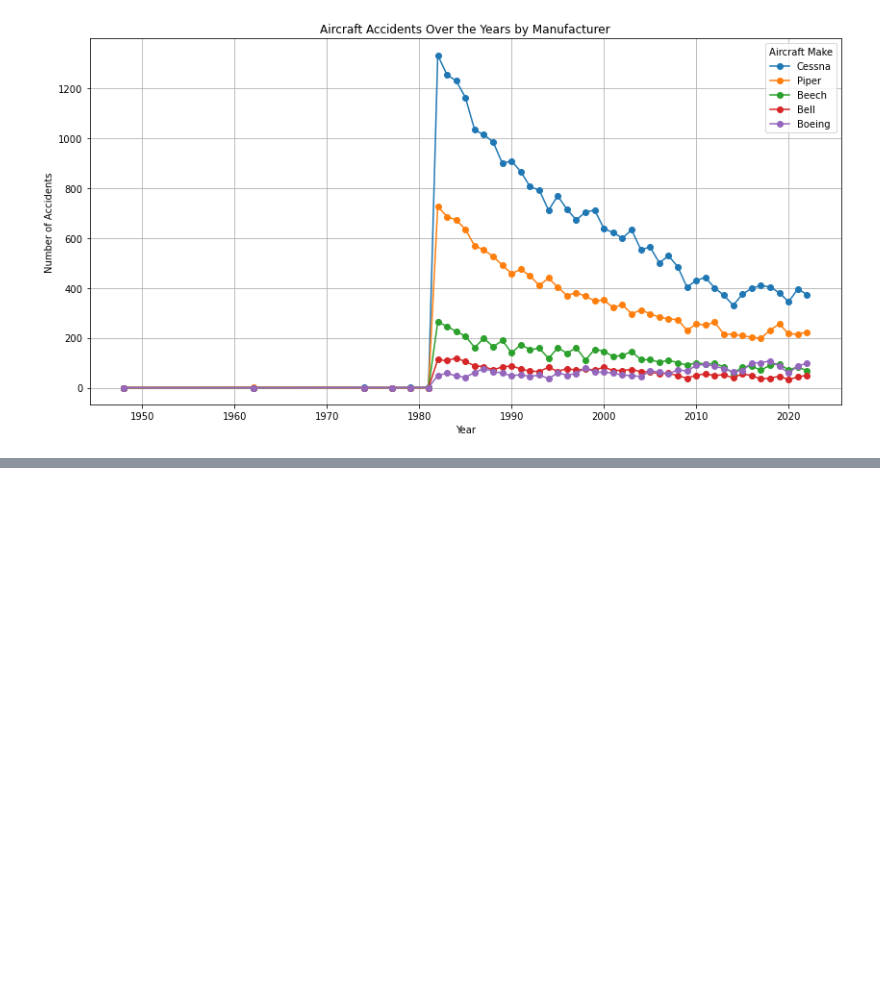
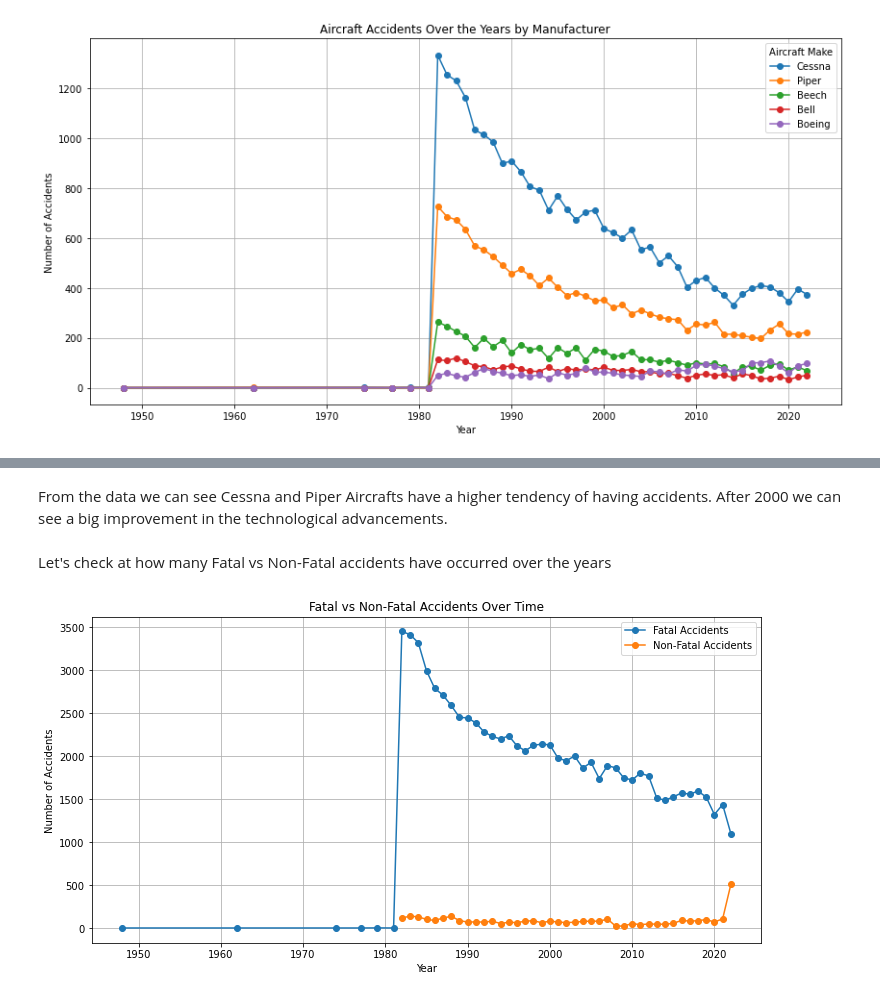
Before and after one commit to RaphaelMuthenya/DSF-P1-dawn-aviation-project, a Jupyter notebook: dawn_aviation_data_business_analysis.ipynb, the cells around one changed output, grey strips where cells are left out. Drawn from its saved outputs; the diff is of its cells as text; code cells hidden in the pictures; blank space fills up the shorter version.

```diff
--- a/dawn_aviation_data_business_analysis.ipynb
+++ b/dawn_aviation_data_business_analysis.ipynb
@@ -568,0 +571,21 @@ plt.show()
+# %% [markdown]
+From the data we can see Cessna and Piper Aircrafts have a higher tendency of having accidents. After 2000 we can see a big improvement in the technological advancements.
+# %% [markdown]
+Let's check at how many Fatal vs Non-Fatal accidents have occurred over the years
+# %%
+# Fatal vs non-fatal accidents over time
+aviation_data['Year'] = pd.to_datetime(aviation_data['Event.Date']).dt.year
+fatal_by_year = aviation_data[aviation_data['Injury.Severity'].str.contains('Fatal')].groupby('Year').size()
+nonfatal_by_year = aviation_data[~aviation_data['Injury.Severity'].str.contains('Fatal')].groupby('Year').size()
+
+plt.figure(figsize=(12, 6))
+fatal_by_year.plot(label='Fatal Accidents', marker='o')
+nonfatal_by_year.plot(label='Non-Fatal Accidents', marker='o')
+plt.title('Fatal vs Non-Fatal Accidents Over Time')
+plt.xlabel('Year')
+plt.ylabel('Number of Accidents')
+plt.legend()
+plt.grid(True)
+plt.show()
+# %% [output]
+[figure, added]
```
Also changed, not shown: parts of 31 cells of this notebook.
